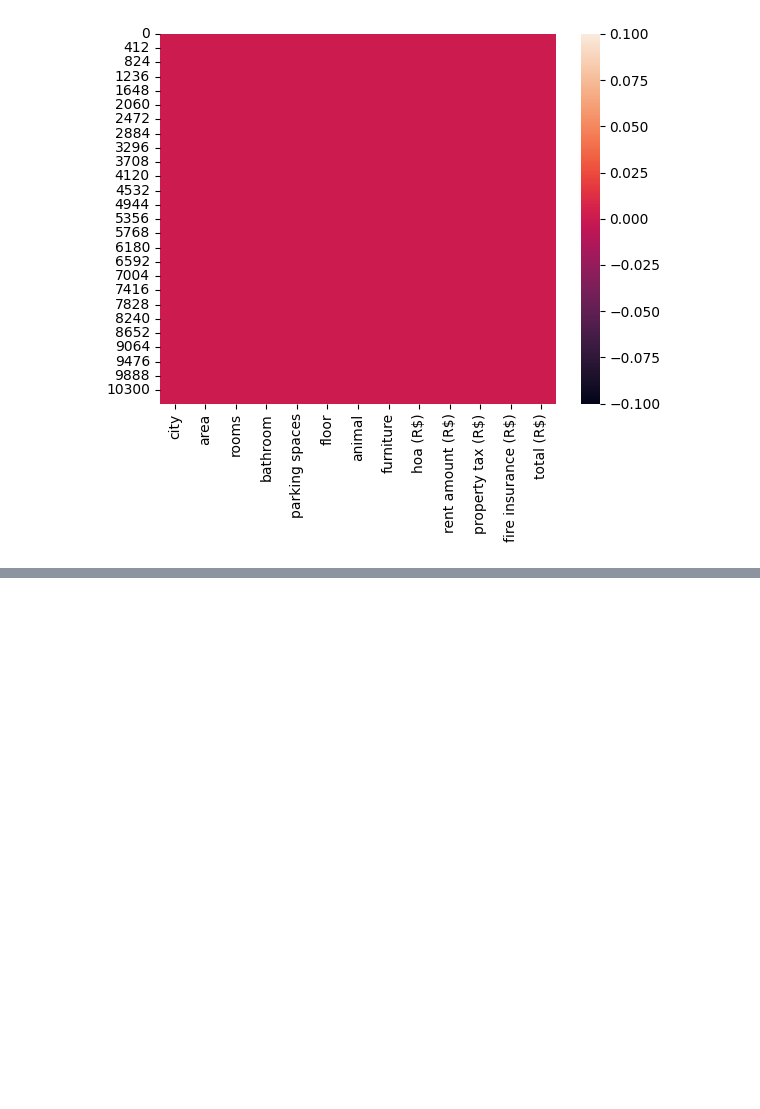
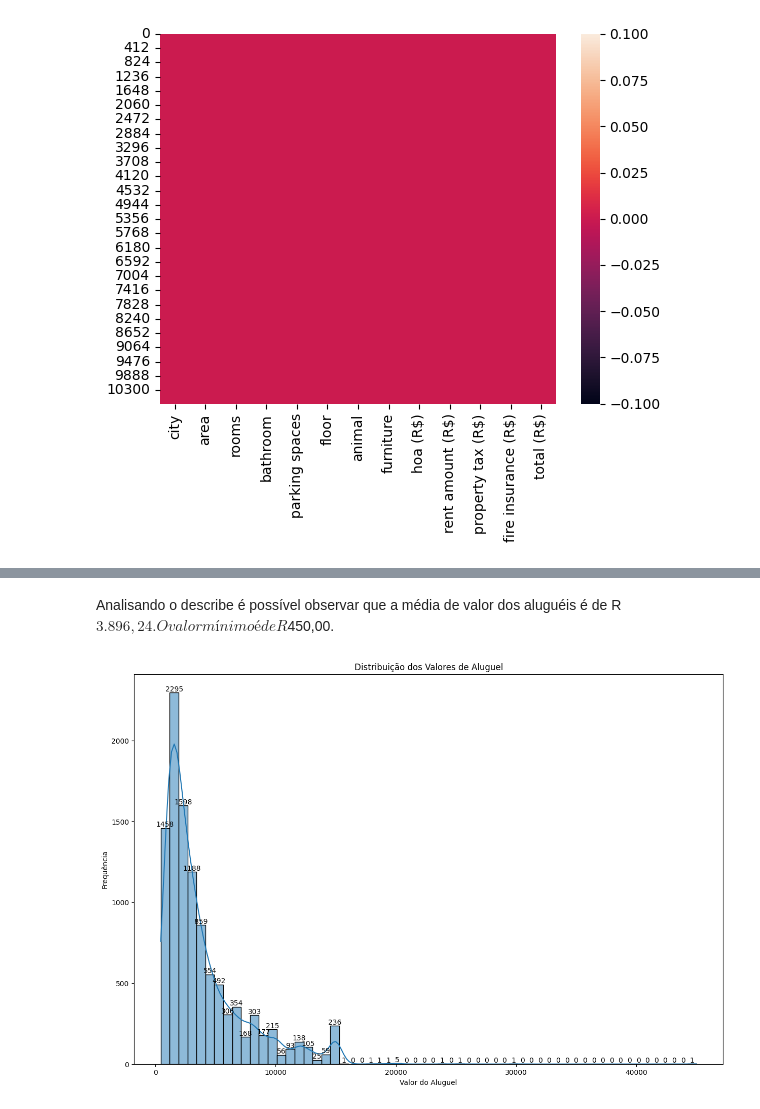
Before and after one commit to Pamplona-C/Notebooks, a Jupyter notebook: IniciaçãoCIentífica.ipynb, the cells around one changed output, grey strips where cells are left out. Drawn from its saved outputs; the diff is of its cells as text; code cells hidden in the pictures; blank space fills up the shorter version.

Commit message:
Atualizado 17/10/24 - Histograma coluna Valor aluguéis feito

```diff
--- a/IniciaçãoCIentífica.ipynb
+++ b/IniciaçãoCIentífica.ipynb
@@ -15,7 +15,7 @@ from plotly.offline import init_notebook_mode,iplot
 # %% [markdown]
 Convertendo a base de dados para um dataframe. E posteriormente Imprimindo
 # %%
-df = pd.read_csv('input/brasilian-houses-to-rent/houses_to_rent_v2.csv')
+df = pd.read_csv('drive/MyDrive/Datasets/Brazilian/houses_to_rent_v2.csv')
 df
 # %% [output]
 |  | city | area | rooms | bathroom | parking spaces | floor | animal | furniture | hoa (R$) | ... |
@@ -104,0 +82,10 @@ sns.heatmap(df2.isnull());
+# %%
+df = df.rename(columns = {
+    'parking spaces': 'vagas_garagem',
+    'hoa (R$)': 'condominio',
+    'rent amount (R$)': 'valor_aluguel',
+    'property tax (R$)': 'iptu',
+    'fire insurance (R$)': 'seguro_incendio',
+    'total (R$)': 'valor_total',
+    'bathroom': 'banheiro',
+})
@@ -104,0 +116,19 @@ sns.heatmap(df2.isnull());
+# %% [markdown]
+Analisando o describe é possível observar que a média de valor dos aluguéis é de R$3.896,24. O valor mínimo é de R$450,00.
+# %%
+plt.figure(figsize=(15, 10))
+ax = sns.histplot(df['valor_aluguel'], bins=60, kde=True, edgecolor='black')
+
+# Adiciona os valores de frequência no topo de cada barra
+for p in ax.patches:
+    ax.annotate(format(int(p.get_height()), 'd'),  # Valor da frequência
+                (p.get_x() + p.get_width() / 2., p.get_height()),  # Posição (x, y)
+                ha='center', va='bottom')  # Alinhamento horizontal e vertical
+
+# Títulos e rótulos dos eixos
+plt.title('Distribuição dos Valores de Aluguel')
+plt.xlabel('Valor do Aluguel')
+plt.ylabel('Frequência')
+plt.show()
+# %% [output]
+[figure, added]
```
Also changed, not shown: parts of 8 cells of this notebook.
